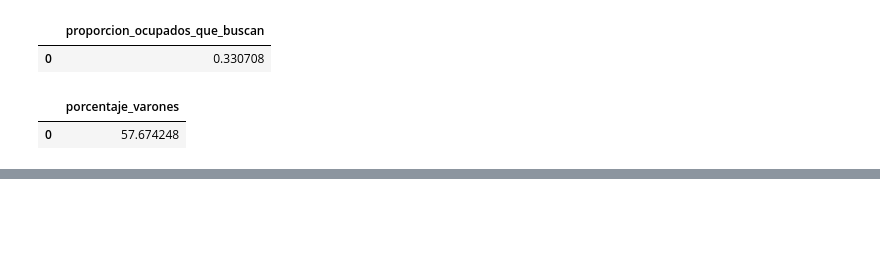
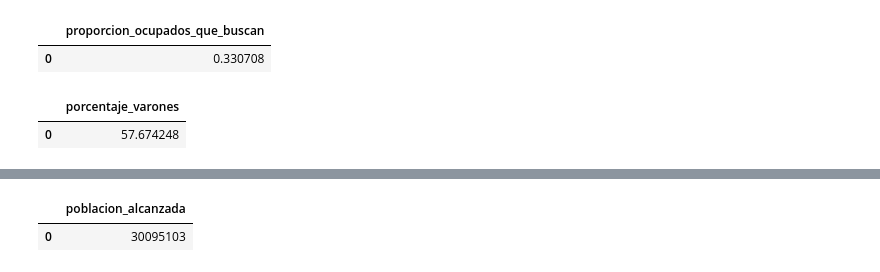
Before and after one commit to d-montenegro/eph-agente, a Jupyter notebook: notebooks/eph_1t2026_sqlite.ipynb, the cells around one changed output, grey strips where cells are left out. Cells and saved outputs as stored; diff of their text form; code cells hidden in the pictures; blank space fills up the shorter version.

```diff
--- a/notebooks/eph_1t2026_sqlite.ipynb
+++ b/notebooks/eph_1t2026_sqlite.ipynb
@@ -408,0 +419,40 @@ display(muestra)
+# %%
+# Librerías para el análisis exploratorio
+
+import sqlite3
+import numpy as np
+import pandas as pd
+import seaborn as sns
+import matplotlib.pyplot as plt
+
+sns.set_theme(
+    style="whitegrid",
+    palette="colorblind",
+)
+
+pd.set_option("display.max_columns", 50)
+pd.set_option("display.float_format", "{:,.2f}".format)
+
+
+con = sqlite3.connect(
+    f"file:{DB_PATH}?mode=ro",
+    uri=True,
+)
+
+def consultar(sql: str, params=None) -> pd.DataFrame:
+    """Ejecuta una consulta de lectura y devuelve un DataFrame."""
+    return pd.read_sql_query(
+        sql,
+        con,
+        params=params,
+    )
+
+
+consultas_poblacion_alcanzada = """SELECT SUM(PONDERA) AS poblacion_alcanzada
+FROM individual
+; """
+
+consultar(consultas_poblacion_alcanzada)
+# %% [output]
+|  | poblacion_alcanzada |
+| 0 | 30095103 |
```
Also changed, not shown: parts of 3 cells of this notebook.
